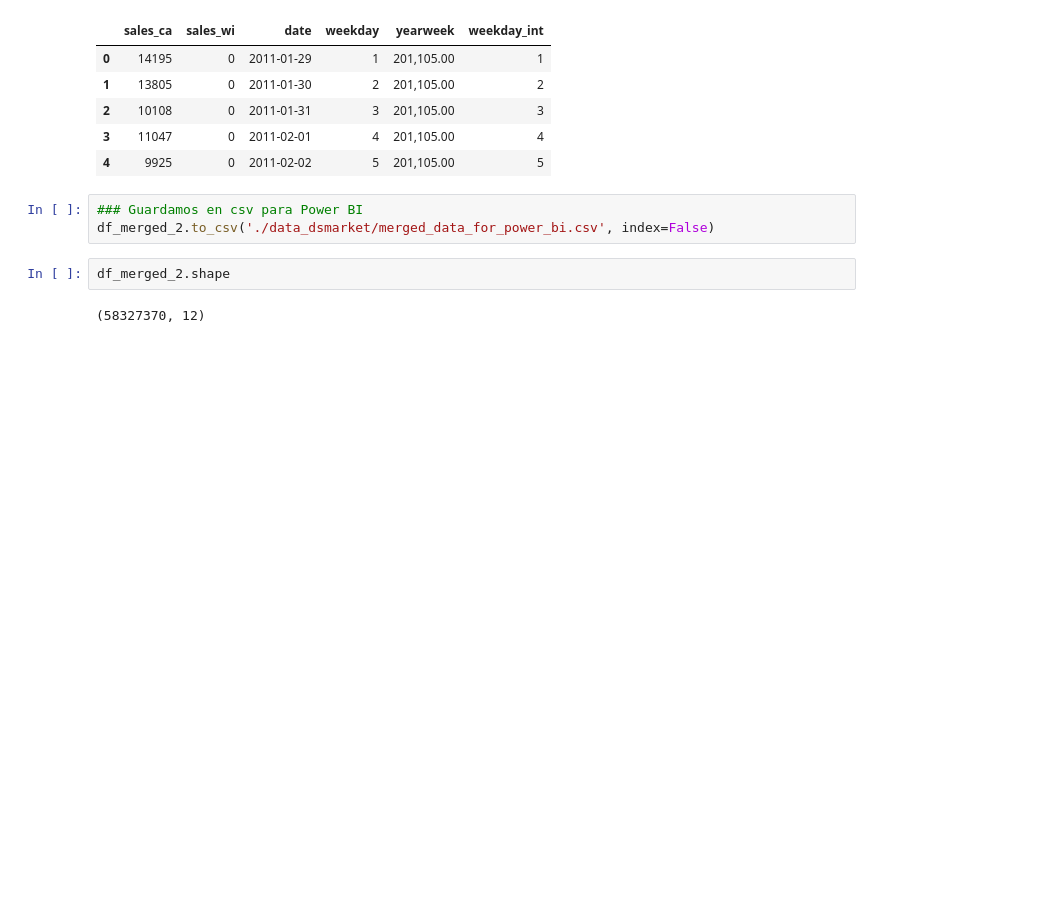
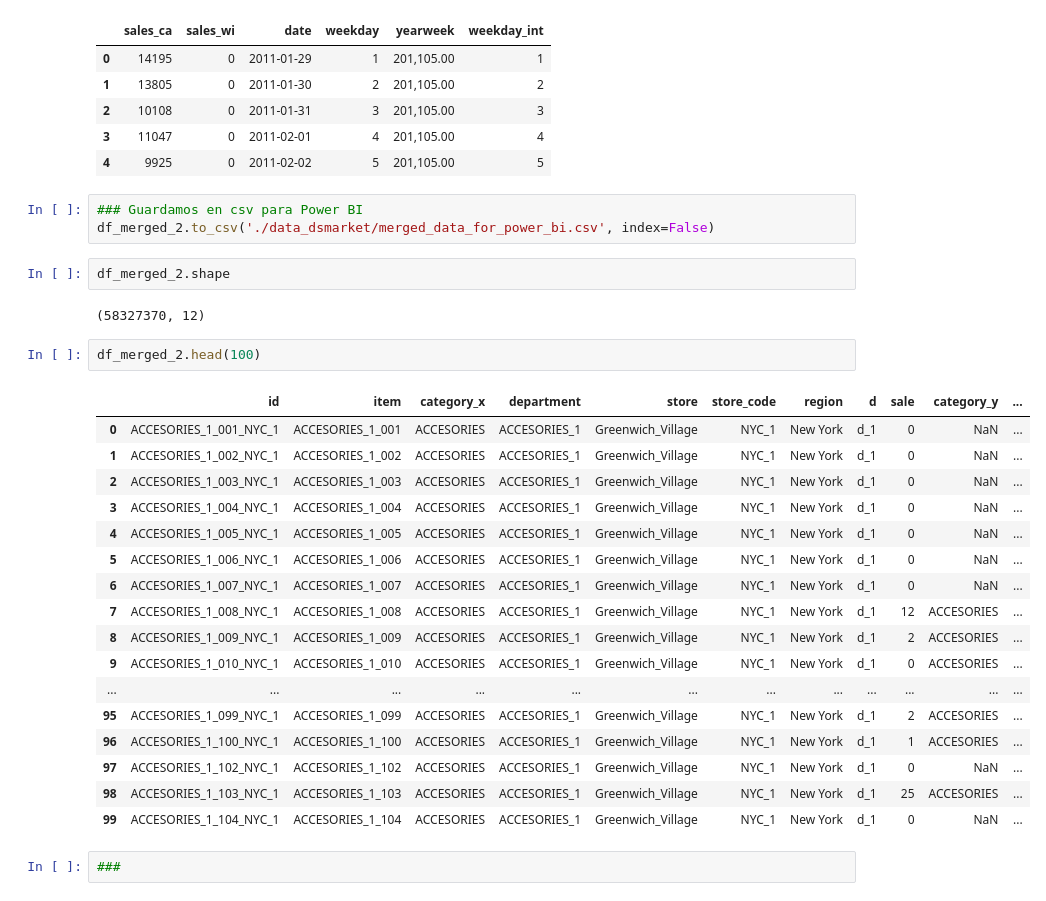
Before and after one commit to asansal/DS_market_Capstone, a Jupyter notebook: first_steps_dsmarket.ipynb, the cells around one changed output. Saved outputs shown, nothing was run; the diff lists cells and outputs as text; blank space fills up the shorter version.

```diff
--- a/first_steps_dsmarket.ipynb
+++ b/first_steps_dsmarket.ipynb
@@ -573,3 +622,25 @@ df_merged_2.to_csv('./data_dsmarket/merged_data_for_power_bi.csv', index=False)
 df_merged_2.shape
 # %% [output]
 (58327370, 12)
+# %%
+df_merged_2.head(100)
+# %% [output]
+|  | id | item | category_x | department | store | store_code | region | d | sale | category_y | ... |
+| 0 | ACCESORIES_1_001_NYC_1 | ACCESORIES_1_001 | ACCESORIES | ACCESORIES_1 | Greenwich_Village | NYC_1 | New York | d_1 | 0 | NaN | ... |
+| 1 | ACCESORIES_1_002_NYC_1 | ACCESORIES_1_002 | ACCESORIES | ACCESORIES_1 | Greenwich_Village | NYC_1 | New York | d_1 | 0 | NaN | ... |
+| 2 | ACCESORIES_1_003_NYC_1 | ACCESORIES_1_003 | ACCESORIES | ACCESORIES_1 | Greenwich_Village | NYC_1 | New York | d_1 | 0 | NaN | ... |
+| 3 | ACCESORIES_1_004_NYC_1 | ACCESORIES_1_004 | ACCESORIES | ACCESORIES_1 | Greenwich_Village | NYC_1 | New York | d_1 | 0 | NaN | ... |
+| 4 | ACCESORIES_1_005_NYC_1 | ACCESORIES_1_005 | ACCESORIES | ACCESORIES_1 | Greenwich_Village | NYC_1 | New York | d_1 | 0 | NaN | ... |
+| 5 | ACCESORIES_1_006_NYC_1 | ACCESORIES_1_006 | ACCESORIES | ACCESORIES_1 | Greenwich_Village | NYC_1 | New York | d_1 | 0 | NaN | ... |
+| 6 | ACCESORIES_1_007_NYC_1 | ACCESORIES_1_007 | ACCESORIES | ACCESORIES_1 | Greenwich_Village | NYC_1 | New York | d_1 | 0 | NaN | ... |
+| 7 | ACCESORIES_1_008_NYC_1 | ACCESORIES_1_008 | ACCESORIES | ACCESORIES_1 | Greenwich_Village | NYC_1 | New York | d_1 | 12 | ACCESORIES | ... |
+| 8 | ACCESORIES_1_009_NYC_1 | ACCESORIES_1_009 | ACCESORIES | ACCESORIES_1 | Greenwich_Village | NYC_1 | New York | d_1 | 2 | ACCESORIES | ... |
+| 9 | ACCESORIES_1_010_NYC_1 | ACCESORIES_1_010 | ACCESORIES | ACCESORIES_1 | Greenwich_Village | NYC_1 | New York | d_1 | 0 | ACCESORIES | ... |
+| ... | ... | ... | ... | ... | ... | ... | ... | ... | ... | ... | ... |
+| 95 | ACCESORIES_1_099_NYC_1 | ACCESORIES_1_099 | ACCESORIES | ACCESORIES_1 | Greenwich_Village | NYC_1 | New York | d_1 | 2 | ACCESORIES | ... |
+| 96 | ACCESORIES_1_100_NYC_1 | ACCESORIES_1_100 | ACCESORIES | ACCESORIES_1 | Greenwich_Village | NYC_1 | New York | d_1 | 1 | ACCESORIES | ... |
+| 97 | ACCESORIES_1_102_NYC_1 | ACCESORIES_1_102 | ACCESORIES | ACCESORIES_1 | Greenwich_Village | NYC_1 | New York | d_1 | 0 | NaN | ... |
+| 98 | ACCESORIES_1_103_NYC_1 | ACCESORIES_1_103 | ACCESORIES | ACCESORIES_1 | Greenwich_Village | NYC_1 | New York | d_1 | 25 | ACCESORIES | ... |
+| 99 | ACCESORIES_1_104_NYC_1 | ACCESORIES_1_104 | ACCESORIES | ACCESORIES_1 | Greenwich_Village | NYC_1 | New York | d_1 | 0 | NaN | ... |
+# %%
+###
```
Also changed, not shown: parts of 9 cells of this notebook, 2 other files.
